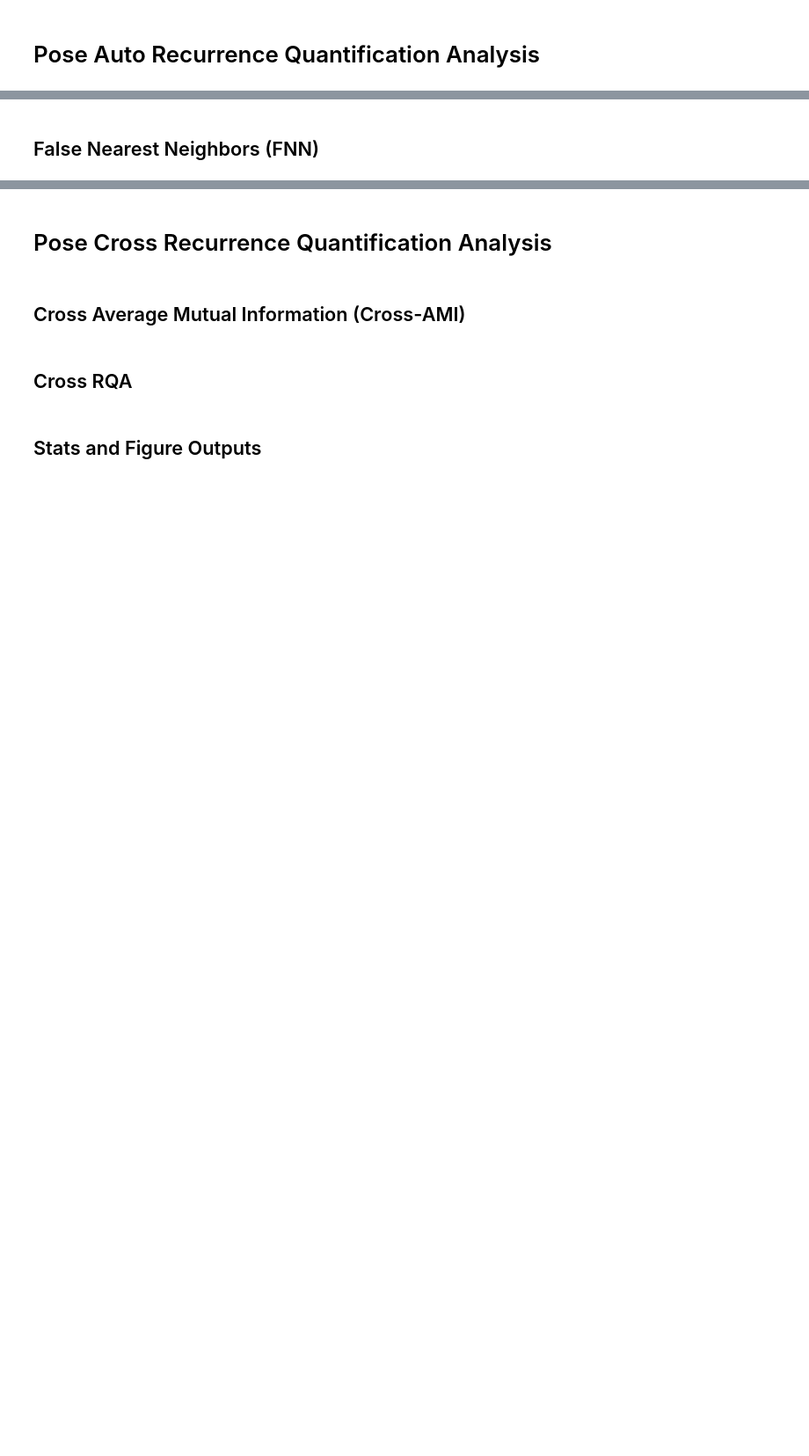
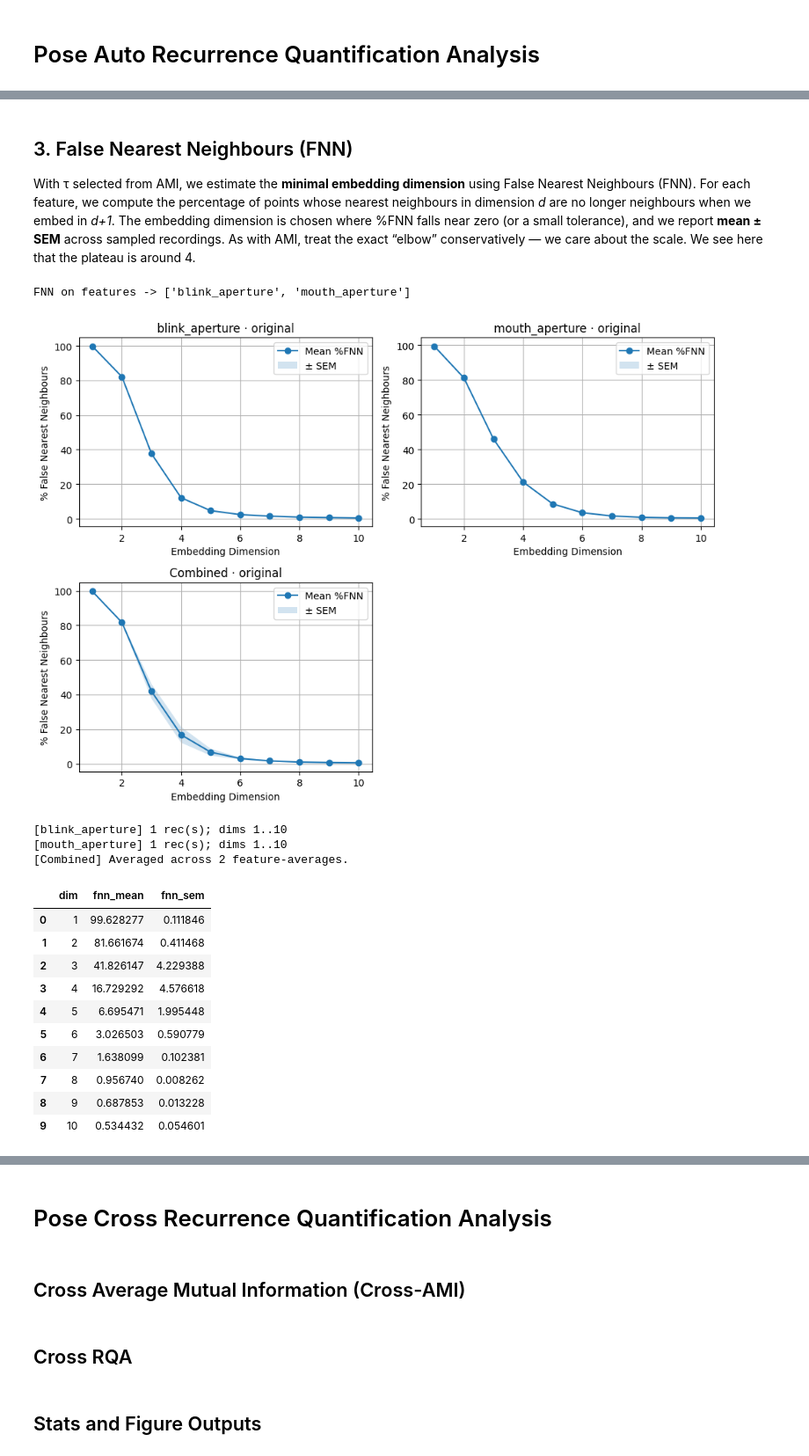
Before and after one commit to MInD-Laboratory/Measuring_Workload_Dynamics_in_OpenMATB, a Jupyter notebook: Pose/pose_recurrence.ipynb, the cells around one changed output, grey strips where cells are left out. Shown at 88% size. Saved outputs shown, nothing was run; the diff lists cells and outputs as text; code cells hidden in the pictures; blank space fills up the shorter version.

```diff
--- a/Pose/pose_recurrence.ipynb
+++ b/Pose/pose_recurrence.ipynb
@@ -332,3 +182,56 @@ Unique participants: 72
 # %% [markdown]
-## False Nearest Neighbors (FNN)
+## 3. False Nearest Neighbours (FNN)
+
+With τ selected from AMI, we estimate the **minimal embedding dimension** using False Nearest Neighbours (FNN). For each feature, we compute the percentage of points whose nearest neighbours in dimension *d* are no longer neighbours when we embed in *d+1*. The embedding dimension is chosen where %FNN falls near zero (or a small tolerance), and we report **mean ± SEM** across sampled recordings. As with AMI, treat the exact “elbow” conservatively — we care about the scale. We see here that the plateau is around 4.
+# %%
+# FNN — lightweight caller using features from Cell 1
+from utils.nl_utils import fnn_average_across_features
+
+# features: use interactive selection if available, else fallback
+if "SELECTED_FEATURES" in globals() and SELECTED_FEATURES:
+    feats = list(SELECTED_FEATURES)
+else:
+    from utils.nb_utils import feature_columns
+    feats = feature_columns(df_all)[:4]
+
+print("FNN on features ->", feats)
+
+# choose tau: if you computed an AMI-based tau, plug it here; else pick a conservative default
+TAU = 20  # frames (≈ 0.33 s at 60 Hz). Set from your AMI result if you want.
+
+info_fnn = fnn_average_across_features(
+    df_all=df_all,
+    features=feats,
+    tau=TAU,
+    min_dim=1,
+    max_dim=10,
+    sample_n=1,          # recordings per feature
+    strategy="longest",   # or "random"
+    seed=42,
+    plot=True,
+    ncols=2,
+    title_suffix=NORM_KIND,
+)
+
+print("\n".join(info_fnn["summary_lines"]))
+# peek at combined
+if info_fnn["combined_avg"] is not None:
+    display(info_fnn["combined_avg"])
+# %% [output]
+FNN on features -> ['blink_aperture', 'mouth_aperture']
+[figure, added]
+[blink_aperture] 1 rec(s); dims 1..10
+[mouth_aperture] 1 rec(s); dims 1..10
+[Combined] Averaged across 2 feature-averages.
+|  | dim | fnn_mean | fnn_sem |
+| 0 | 1 | 99.628277 | 0.111846 |
+| 1 | 2 | 81.661674 | 0.411468 |
+| 2 | 3 | 41.826147 | 4.229388 |
+| 3 | 4 | 16.729292 | 4.576618 |
+| 4 | 5 | 6.695471 | 1.995448 |
+| 5 | 6 | 3.026503 | 0.590779 |
+| 6 | 7 | 1.638099 | 0.102381 |
+| 7 | 8 | 0.956740 | 0.008262 |
+| 8 | 9 | 0.687853 | 0.013228 |
+| 9 | 10 | 0.534432 | 0.054601 |
 # %% [markdown]
```
Also changed, not shown: parts of 8 cells of this notebook, 41 other files.
